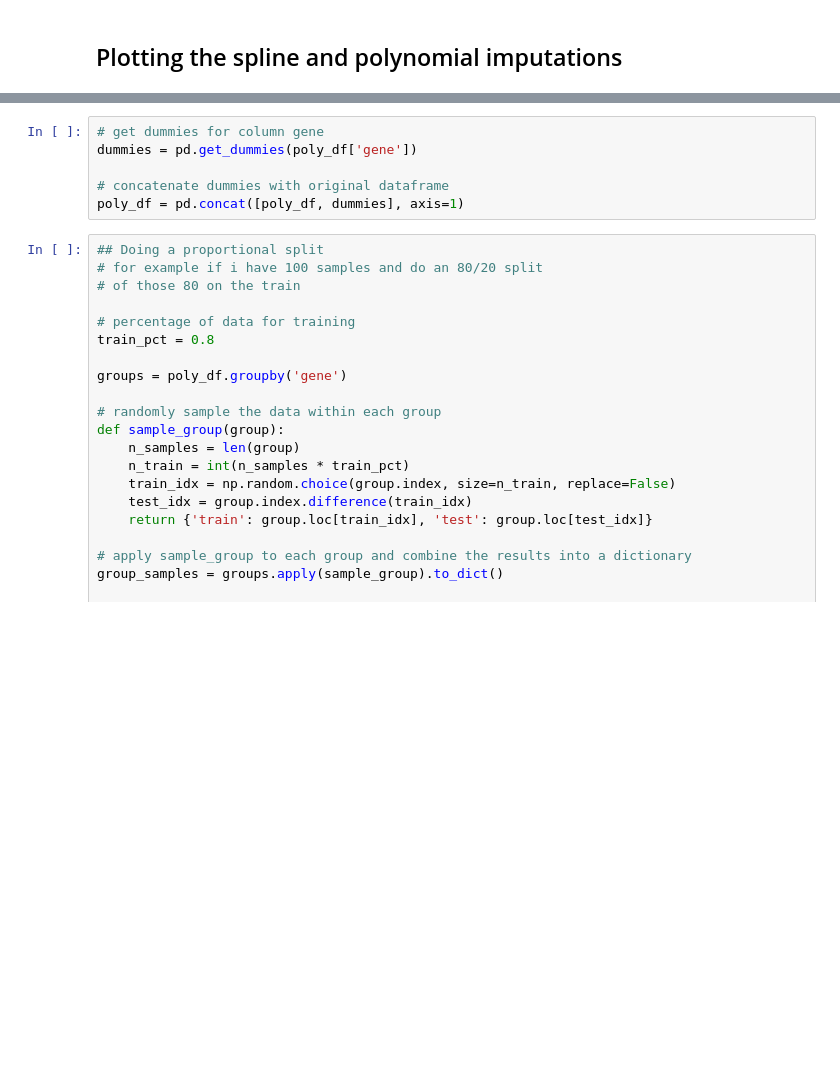
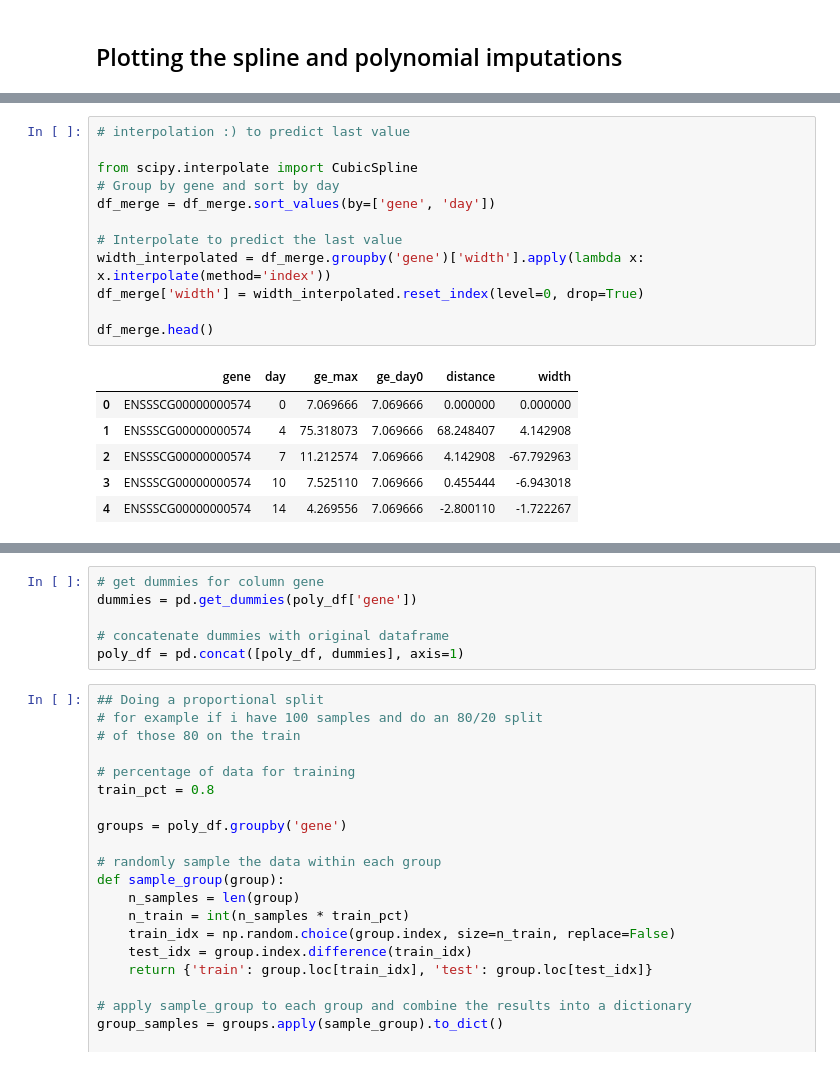
Before and after one commit to kristoffhernan/Pig-PRRSV-Infection-Prediction, a Jupyter notebook: imputing.ipynb, the cells around one changed output, grey strips where cells are left out. Cells and saved outputs as stored; diff of their text form; blank space fills up the shorter version.

```diff
--- a/imputing.ipynb
+++ b/imputing.ipynb
@@ -160,0 +205,19 @@ knn_df = pd.concat(knn_dfs, axis=0)
+# %%
+# interpolation :) to predict last value
+
+from scipy.interpolate import CubicSpline
+# Group by gene and sort by day
+df_merge = df_merge.sort_values(by=['gene', 'day'])
+
+# Interpolate to predict the last value
+width_interpolated = df_merge.groupby('gene')['width'].apply(lambda x: x.interpolate(method='index'))
+df_merge['width'] = width_interpolated.reset_index(level=0, drop=True)
+
+df_merge.head()
+# %% [output]
+|  | gene | day | ge_max | ge_day0 | distance | width |
+| 0 | ENSSSCG00000000574 | 0 | 7.069666 | 7.069666 | 0.000000 | 0.000000 |
+| 1 | ENSSSCG00000000574 | 4 | 75.318073 | 7.069666 | 68.248407 | 4.142908 |
+| 2 | ENSSSCG00000000574 | 7 | 11.212574 | 7.069666 | 4.142908 | -67.792963 |
+| 3 | ENSSSCG00000000574 | 10 | 7.525110 | 7.069666 | 0.455444 | -6.943018 |
+| 4 | ENSSSCG00000000574 | 14 | 4.269556 | 7.069666 | -2.800110 | -1.722267 |
```
Also changed, not shown: parts of 8 cells of this notebook, 1 other file.
